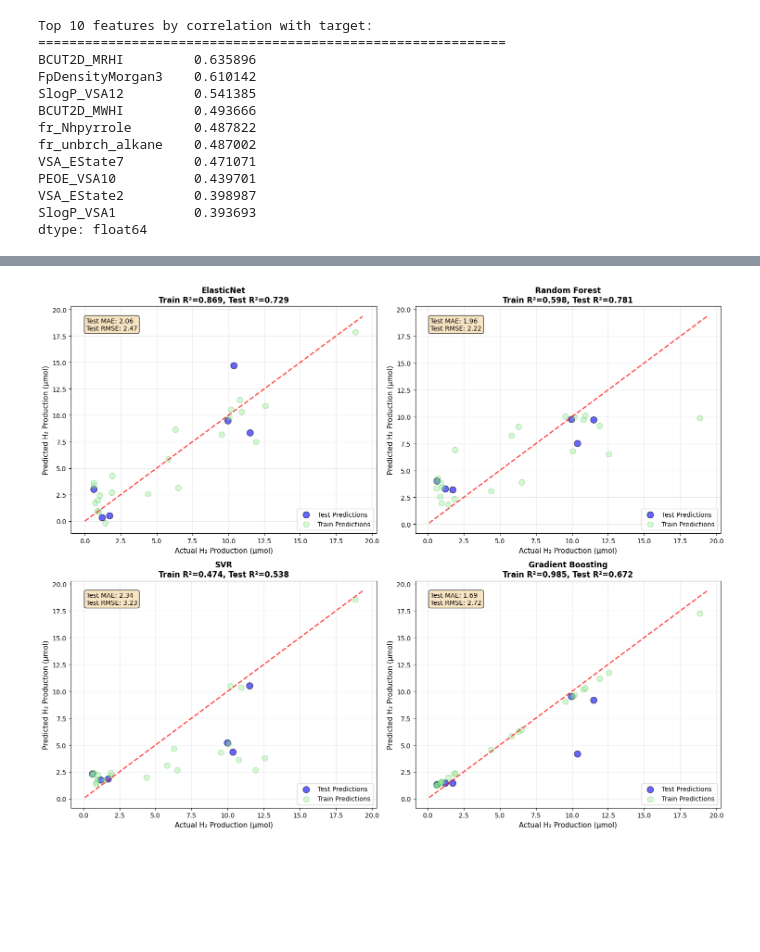
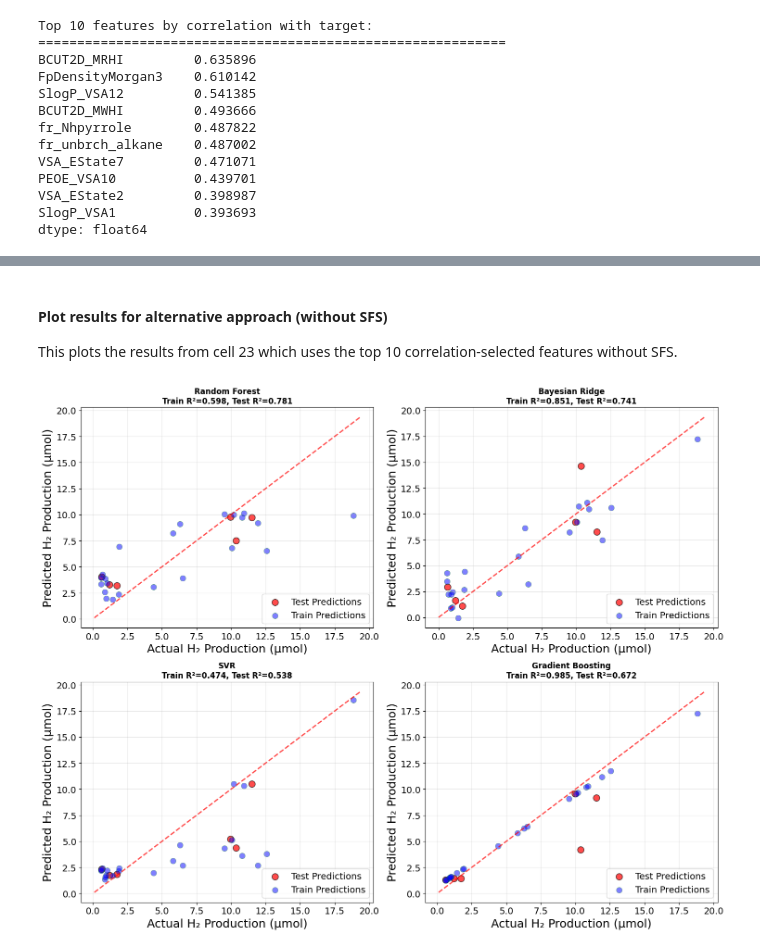
Before and after one commit to kareem-Abdelmaqsoud/HER-metal-complex-ligands, a Jupyter notebook: baseline_models.ipynb, the cells around one changed output, grey strips where cells are left out. Drawn from its saved outputs; the diff is of its cells as text; code cells hidden in the pictures; blank space fills up the shorter version.

```diff
--- a/baseline_models.ipynb
+++ b/baseline_models.ipynb
@@ -604,61 +1147,69 @@ fr_unbrch_alkane    0.034631
+# %% [markdown]
+#### Plot results for alternative approach (without SFS)
+This plots the results from cell 23 which uses the top 10 correlation-selected features without SFS.
 # %%
-# 6. Model validation and visualization for all models
+# 6. Model validation and visualization for alternative approach (without feature selection)
 import matplotlib.pyplot as plt
 fig, axes = plt.subplots(2, 2, figsize=(15, 12))
 axes = axes.ravel()
 
-for idx, (model_name, model) in enumerate(models.items()):
-    # Get predictions
-    y_pred = model.predict(X_test)
-    y_pred_train = model.predict(X_train)
+plt.rcParams.update({
+    'axes.titlesize': 20,
+    'axes.labelsize': 18,
+    'xtick.labelsize': 14,
+    'ytick.labelsize': 14,
+    'legend.fontsize': 14,
+})
 
-    r2_train = r2_score(y_train, y_pred_train)
-    r2_test = r2_score(y_test, y_pred)
+desired_order = ['Random Forest', 'Bayesian Ridge', 'SVR', 'Gradient Boosting']
+
+for idx, model_name in enumerate(desired_order):
+    if model_name not in results_alt:
+        continue
+
+    result = results_alt[model_name]
+    y_train_pred = result['y_train_pred']
+    y_test_pred = result['y_test_pred']
+    train_r2 = result['train_r2']
+    test_r2 = result['test_r2']
+    loo_q2 = result['loo_q2']
+    test_mae = result['test_mae']
+    test_rmse = result['test_rmse']
 
     # Actual vs Predicted
-    axes[idx].scatter(y_test, y_pred, color='blue', alpha=0.6, s=100,
+    axes[idx].scatter(y_test_alt, y_test_pred, color='red', alpha=0.7, s=100,
                      label='Test Predictions', edgecolors='black', linewidth=1)
-    axes[idx].scatter(y_train, y_pred_train, color='lightgreen', alpha=0.4, s=80,
+    axes[idx].scatter(y_train_alt, y_train_pred, color='blue', alpha=0.5, s=80,
                      label='Train Predictions', edgecolors='green', linewidth=0.5)
 
-    axes[idx].set_xlabel('Actual H₂ Production (μmol)', fontsize=11)
-    axes[idx].set_ylabel('Predicted H₂ Production (μmol)', fontsize=11)
-    axes[idx].set_title(f'{model_name}\nTrain R²={r2_train:.3f}, Test R²={r2_test:.3f}',
-                        fontsize=12, fontweight='bold')
+    axes[idx].set_xlabel('Actual H₂ Production (μmol)', fontsize=18)
+    axes[idx].set_ylabel('Predicted H₂ Production (μmol)', fontsize=18)
+    axes[idx].set_title(f'{model_name}\nTrain R²={train_r2:.3f}, Test R²={test_r2:.3f}', fontsize=12, fontweight='bold')
     axes[idx].grid(True, alpha=0.3)
     axes[idx].legend(loc='lower right')
 
     # Perfect prediction line
-    all_vals = np.concatenate([y_train, y_test, y_pred, y_pred_train])
+    all_vals = np.concatenate([y_train_alt, y_test_alt, y_train_pred, y_test_pred])
     min_val = max(0, all_vals.min() - 0.5)
     max_val = all_vals.max() + 0.5
     axes[idx].plot([min_val, max_val], [min_val, max_val],
                    'r--', alpha=0.7, linewidth=2, label='Perfect Prediction')
 
     # Add metrics
-    mae = mean_absolute_error(y_test, y_pred)
-    rmse = np.sqrt(mean_squared_error(y_test, y_pred))
-    axes[idx].text(0.05, 0.95, f'Test MAE: {mae:.2f}\nTest RMSE: {rmse:.2f}',
-                   transform=axes[idx].transAxes, verticalalignment='top',
-                   bbox=dict(boxstyle='round', facecolor='wheat', alpha=0.8),
-                   fontsize=10)
+    # axes[idx].text(0.05, 0.95, f'Test MAE: {test_mae:.2f}\nTest RMSE: {test_rmse:.2f}',
+    #                transform=axes[idx].transAxes, verticalalignment='top',
+    #                bbox=dict(boxstyle='round', facecolor='wheat', alpha=0.8),
+    #                fontsize=10)
 
 plt.tight_layout()
 plt.show()
 
 # Print summary comparison
-print("\nModel Performance Summary:")
+print("\nModel Performance Summary (Alternative Approach - No SFS):")
 print("=" * 80)
-print(f"{'Model':<20} | {'Train R²':>8} | {'Test R²':>8} | {'MAE':>8} | {'RMSE':>8}")
+print(f"{'Model':<20} | {'Train R²':>8} | {'Test R²':>8} | {'LOO Q²':>8} | {'MAE':>8} | {'RMSE':>8}")
 print("=" * 80)
-for model_name in models.keys():
-    y_pred = models[model_name].predict(X_test)
-    y_pred_train = models[model_name].predict(X_train)
-
-    train_r2 = r2_score(y_train, y_pred_train)
-    test_r2 = r2_score(y_test, y_pred)
-    mae = mean_absolute_error(y_test, y_pred)
-    rmse = np.sqrt(mean_squared_error(y_test, y_pred))
-    print(f"{model_name:<20} | {train_r2:8.3f} | {test_r2:8.3f} | {mae:8.2f} | {rmse:8.2f}")
+for model_name, result in results_alt.items():
+    print(f"{model_name:<20} | {result['train_r2']:8.3f} | {result['test_r2']:8.3f} | {result['loo_q2']:8.3f} | {result['test_mae']:8.2f} | {result['test_rmse']:8.2f}")
 # %% [output]
-[figure, old version]
+[figure, new version]
```
Also changed, not shown: parts of 17 cells of this notebook.
